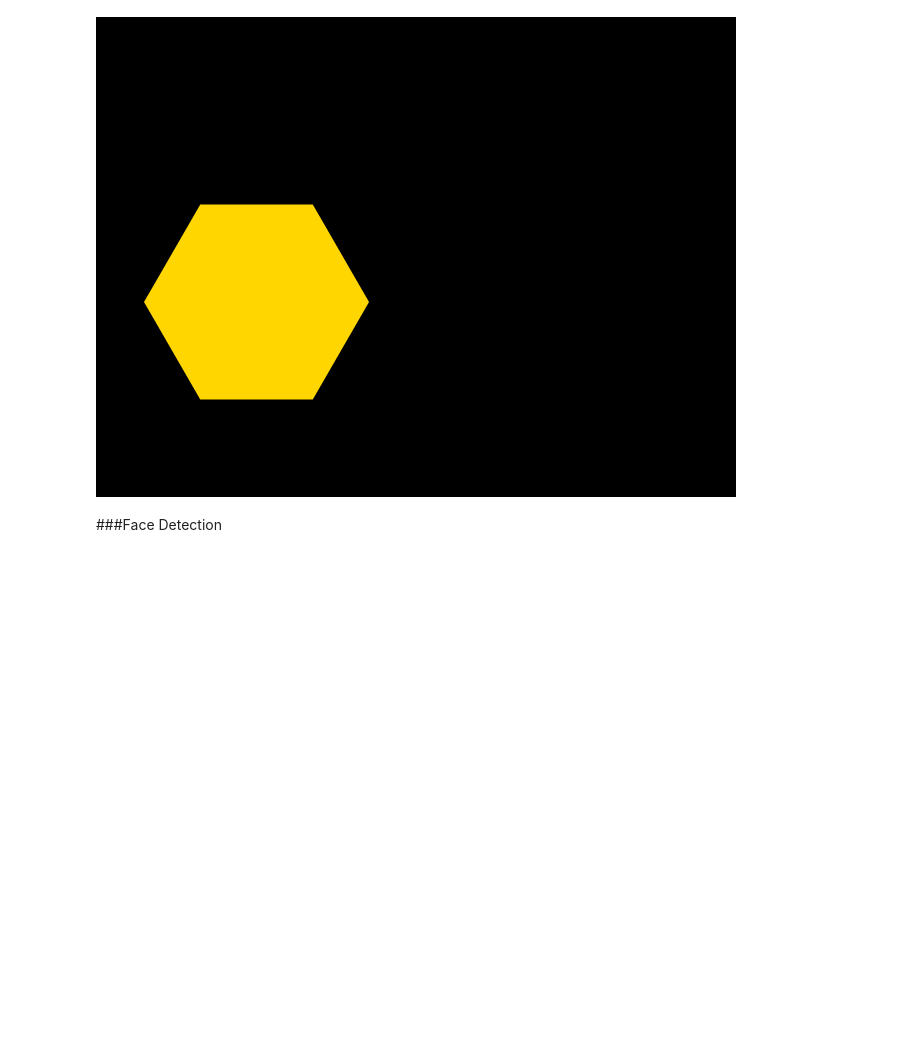
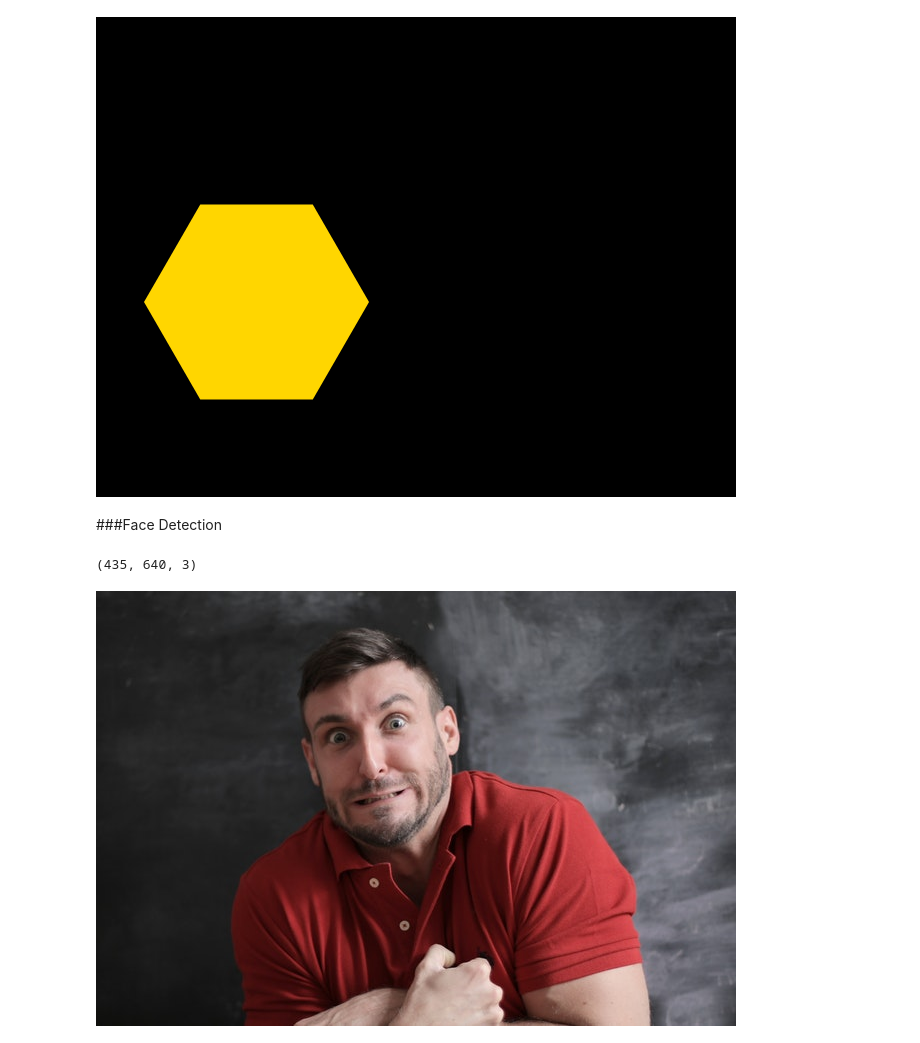
Before and after one commit to ganesh3/opencv-work, a Jupyter notebook: opencv_freecodecamp_intermediate.ipynb, the cells around one changed output. Cells and saved outputs as stored; diff of their text form; code cells hidden in the pictures; blank space fills up the shorter version.

```diff
--- a/opencv_freecodecamp_intermediate.ipynb
+++ b/opencv_freecodecamp_intermediate.ipynb
@@ -92,0 +96,9 @@ cv2_imshow(result5)
+# %%
+face_img = cv2.imread("images/person.jpg")
+face_img.shape
+# %% [output]
+(435, 640, 3)
+# %%
+cv2_imshow(face_img)
+# %% [output]
+[figure, added]
```
Also changed, not shown: parts of 3 cells of this notebook.
